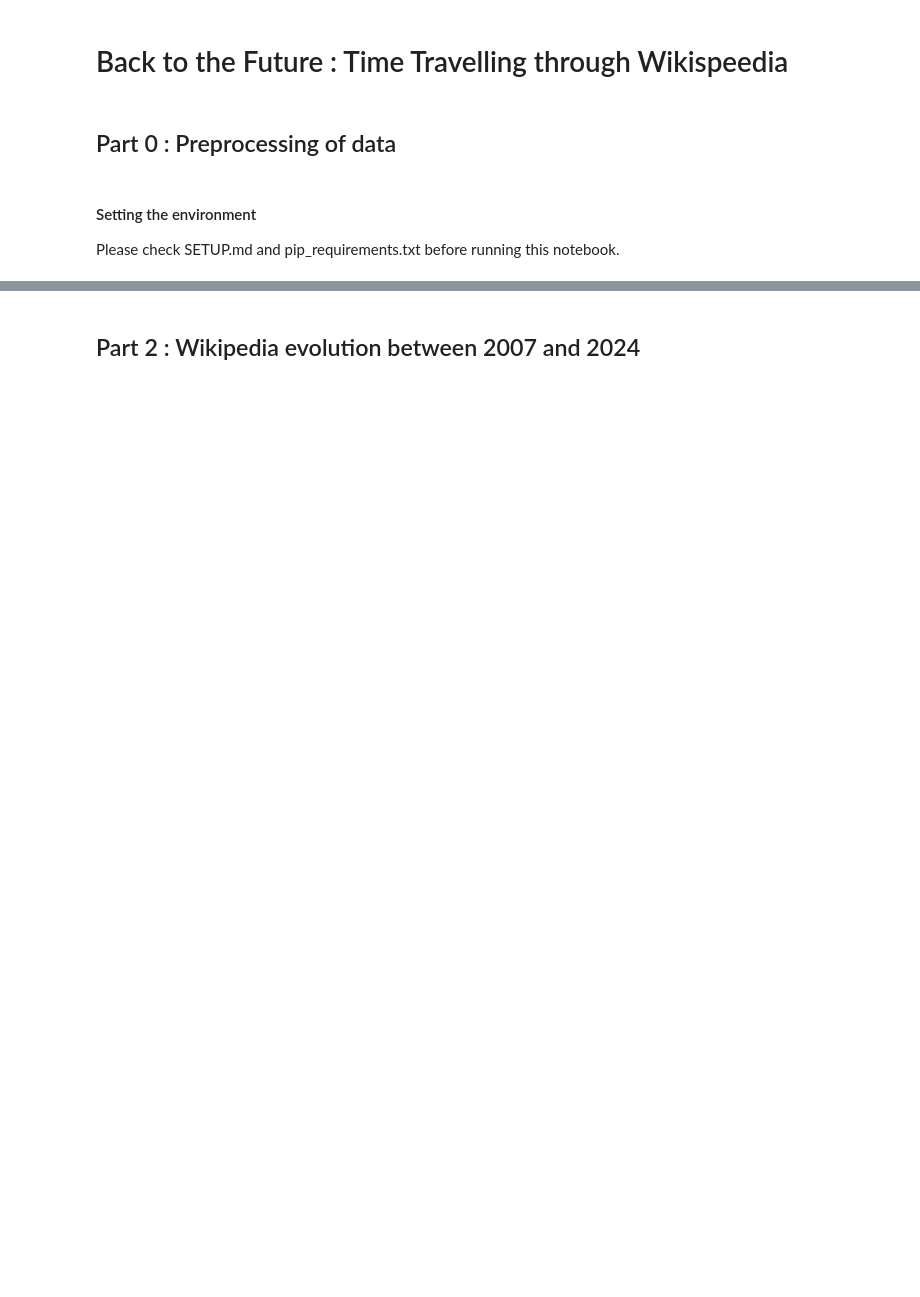
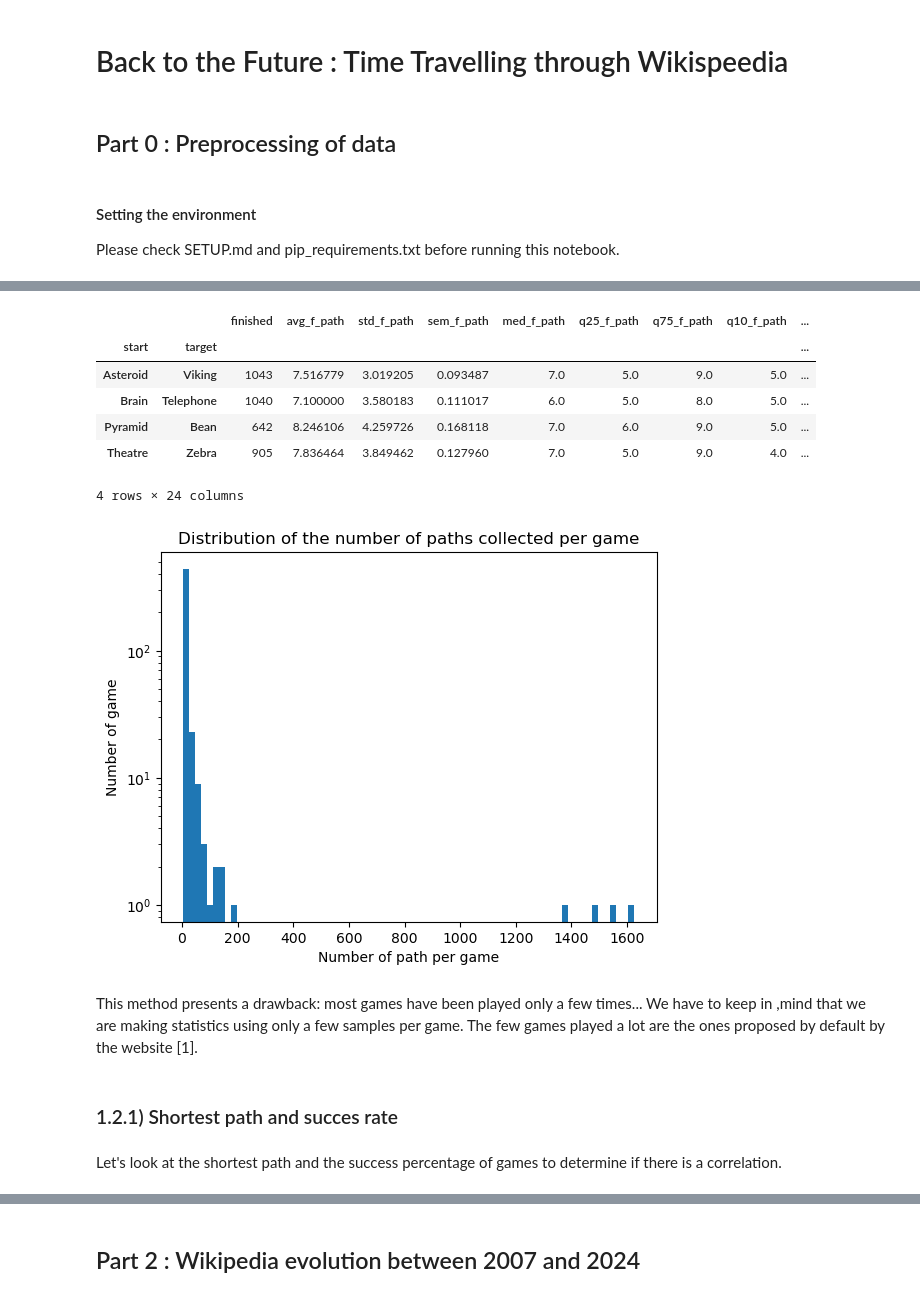
Before and after one commit to epfl-ada/ada-2024-project-outlier-1, a Jupyter notebook: results.ipynb, the cells around one changed output, grey strips where cells are left out. Cells and saved outputs as stored; diff of their text form; code cells hidden in the pictures; blank space fills up the shorter version.

```diff
--- a/results.ipynb
+++ b/results.ipynb
@@ -27,0 +51,3 @@ DATA = "data/"
+# %%
+articles_not_in_categories = art_not_in_cat(articles2007, categories, 'article_2007')
+articles_not_in_categories
@@ -27,0 +351,30 @@ DATA = "data/"
+# %%
+path_finished_reduced = path_finished[['start', 'end', 'path', 'rating']].copy(deep=True).set_index(['start', 'end'], drop=True)
+path_unfinished_reduced = path_unfinished[['start', 'target', 'path', 'end']].copy(deep=True).set_index(['start', 'target'], drop=True)
+# Let's ignore unfinished paths where players clicked less than 2 links: we considered that these players where not serious.
+path_unfinished_reduced = path_unfinished_reduced[path_unfinished_reduced.path.str.len()>2]
+
+## Let's compute statistics about the players paths:
+stats_finished = compute_stats_games(path_finished_reduced, 'f')
+stats_unfinished = compute_stats_games(path_unfinished_reduced, 'unf')
+
+# Let's merge all these datas
+stats_games = stats_finished.join(stats_unfinished, how='inner', lsuffix='_f', rsuffix='_unf').dropna().rename(columns={'count_f': 'finished', 'count_unf': 'unfinished'})
+
+stats_games['finished'] = stats_games['finished'].astype(int)
+stats_games['unfinished'] = stats_games['unfinished'].astype(int)
+stats_games['tot_games_played'] = stats_games['finished']+stats_games['unfinished']
+stats_games['percentage_success'] = stats_games['finished']/(stats_games['finished']+stats_games['unfinished'])*100
+
+# stats_games = stats_games.loc[stats_games.tot_games_played>=4]
+
+tot_success_rate = stats_games['finished'].sum()/(stats_games['finished'].sum()+stats_games['unfinished'].sum())*100
+tot_success_rate
+print(f'Mean success rate: {tot_success_rate:.2f}%')
+
+display(stats_games.describe())
+
+# display(stats_games.loc[stats_games['percentage_success']==stats_games['percentage_success'].min()])
+# display(stats_games.loc[stats_games['percentage_success']==stats_games['percentage_success'].max()])
+
+stats_games
@@ -27,0 +407,22 @@ DATA = "data/"
+# %%
+# NEXTSTEP:: make it pretty
+plt.hist(stats_games.tot_games_played, log=True, bins=75)
+plt.xlabel('Number of path per game')
+plt.ylabel('Number of game')
+plt.title('Distribution of the number of paths collected per game')
+stats_games.loc[stats_games.tot_games_played>500]
+# %% [output]
+|  |  | finished | avg_f_path | std_f_path | sem_f_path | med_f_path | q25_f_path | q75_f_path | q10_f_path | ... |
+| start | target |  |  |  |  |  |  |  |  | ... |
+| Asteroid | Viking | 1043 | 7.516779 | 3.019205 | 0.093487 | 7.0 | 5.0 | 9.0 | 5.0 | ... |
+| Brain | Telephone | 1040 | 7.100000 | 3.580183 | 0.111017 | 6.0 | 5.0 | 8.0 | 5.0 | ... |
+| Pyramid | Bean | 642 | 8.246106 | 4.259726 | 0.168118 | 7.0 | 6.0 | 9.0 | 5.0 | ... |
+| Theatre | Zebra | 905 | 7.836464 | 3.849462 | 0.127960 | 7.0 | 5.0 | 9.0 | 4.0 | ... |
+4 rows × 24 columns
+[figure, added]
+# %% [markdown]
+This method presents a drawback: most games have been played only a few times... We have to keep in ,mind that we are making statistics using only a few samples per game. The few games played a lot are the ones proposed by default by the website [1].
+# %% [markdown]
+### 1.2.1) Shortest path and succes rate
+# %% [markdown]
+Let's look at the shortest path and the success percentage of games to determine if there is a correlation.
```
Also changed, not shown: parts of 63 cells of this notebook, 1 other file.
